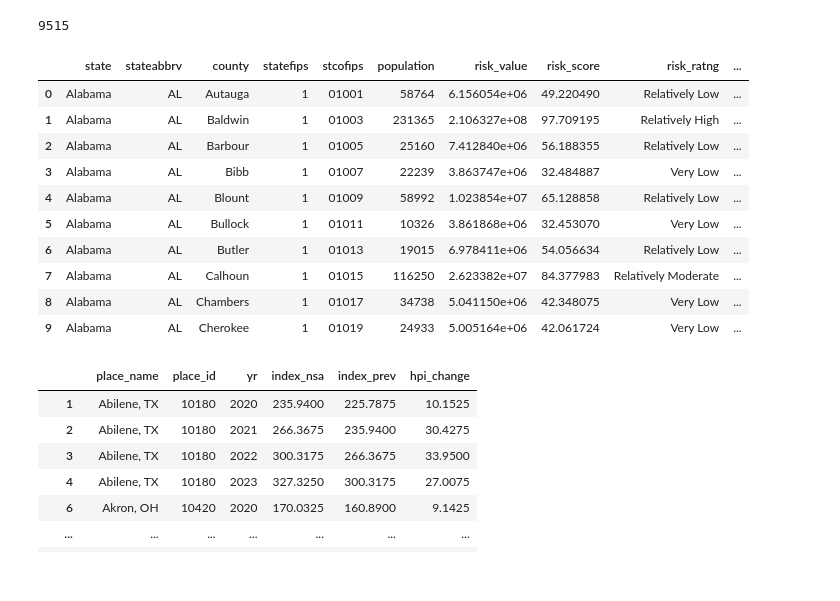
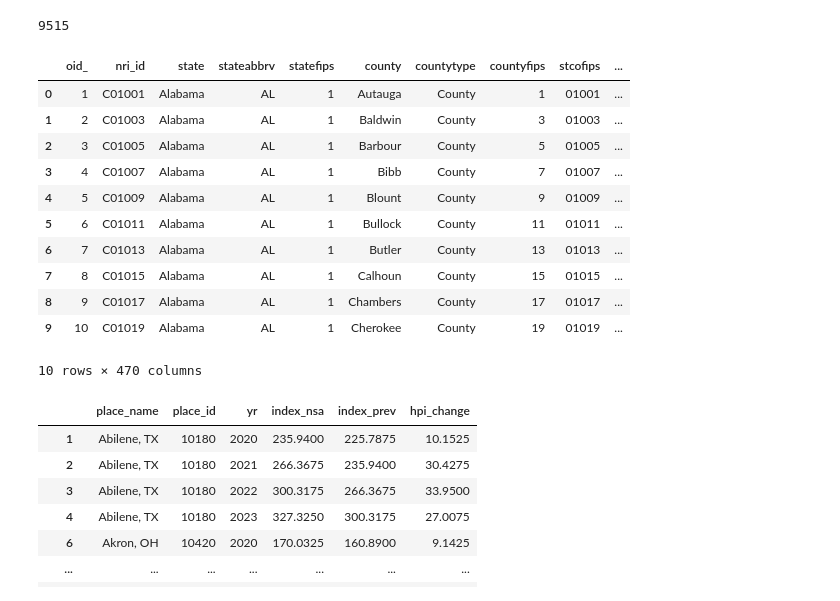
Before and after one commit to Ramil-cyber/Capstone_Citizensbank_climate-risk_insurance-exposure_monitoring, a Jupyter notebook: 03_code/data_exploration/nri_county_hpi_join.ipynb, the cells around one changed output. Saved outputs shown, nothing was run; the diff lists cells and outputs as text; code cells hidden in the pictures.

```diff
--- a/03_code/data_exploration/nri_county_hpi_join.ipynb
+++ b/03_code/data_exploration/nri_county_hpi_join.ipynb
@@ -8,50 +8,53 @@ import statsmodels.formula.api as smf
 # %%
 nri_2023 = pd.read_csv("../../01_original_data/NRI/2023/NRI_Table_Counties.csv")
 nri_2021 = pd.read_csv("../../01_original_data/NRI/2021/NRI_Table_Counties.csv")
 nri_2020 = pd.read_csv("../../01_original_data/NRI/2020/NRI_Table_Counties.csv")
 
 nri = pd.concat([nri_2023, nri_2021, nri_2020], ignore_index=True)
 nri.columns = [re.sub(r"\s+", "_", c.strip().lower()) for c in nri.columns]
 nri["stcofips"] = nri["statefips"].astype(str).str.zfill(2) + nri["countyfips"].astype(
     str
 ).str.zfill(3)
-nri = nri[
-    [
-        "state",
-        "stateabbrv",
-        "county",
-        "statefips",
-        "stcofips",
-        "population",
-        "risk_value",
-        "risk_score",
-        "risk_ratng",
-        "nri_ver",
-    ]
-]
+
+# Comment for full NRI
+# nri = nri[
+#     [
+#         "state",
+#         "stateabbrv",
+#         "county",
+#         "statefips",
+#         "stcofips",
+#         "population",
+#         "risk_value",
+#         "risk_score",
+#         "risk_ratng",
+#         "nri_ver",
+#     ]
+# ]
 
 nri["nri_ver"] = (
     nri["nri_ver"]
     .map({"October 2020": 2020, "November 2021": 2021, "March 2023": 2023})
     .astype(int)
 )
 
 # nri.info()
 print(len(nri))
 nri.head(10)
 # %% [output]
 9515
-|  | state | stateabbrv | county | statefips | stcofips | population | risk_value | risk_score | risk_ratng | ... |
-| 0 | Alabama | AL | Autauga | 1 | 01001 | 58764 | 6.156054e+06 | 49.220490 | Relatively Low | ... |
-| 1 | Alabama | AL | Baldwin | 1 | 01003 | 231365 | 2.106327e+08 | 97.709195 | Relatively High | ... |
-| 2 | Alabama | AL | Barbour | 1 | 01005 | 25160 | 7.412840e+06 | 56.188355 | Relatively Low | ... |
-| 3 | Alabama | AL | Bibb | 1 | 01007 | 22239 | 3.863747e+06 | 32.484887 | Very Low | ... |
-| 4 | Alabama | AL | Blount | 1 | 01009 | 58992 | 1.023854e+07 | 65.128858 | Relatively Low | ... |
-| 5 | Alabama | AL | Bullock | 1 | 01011 | 10326 | 3.861868e+06 | 32.453070 | Very Low | ... |
-| 6 | Alabama | AL | Butler | 1 | 01013 | 19015 | 6.978411e+06 | 54.056634 | Relatively Low | ... |
-| 7 | Alabama | AL | Calhoun | 1 | 01015 | 116250 | 2.623382e+07 | 84.377983 | Relatively Moderate | ... |
-| 8 | Alabama | AL | Chambers | 1 | 01017 | 34738 | 5.041150e+06 | 42.348075 | Very Low | ... |
-| 9 | Alabama | AL | Cherokee | 1 | 01019 | 24933 | 5.005164e+06 | 42.061724 | Very Low | ... |
+|  | oid_ | nri_id | state | stateabbrv | statefips | county | countytype | countyfips | stcofips | ... |
+| 0 | 1 | C01001 | Alabama | AL | 1 | Autauga | County | 1 | 01001 | ... |
+| 1 | 2 | C01003 | Alabama | AL | 1 | Baldwin | County | 3 | 01003 | ... |
+| 2 | 3 | C01005 | Alabama | AL | 1 | Barbour | County | 5 | 01005 | ... |
+| 3 | 4 | C01007 | Alabama | AL | 1 | Bibb | County | 7 | 01007 | ... |
+| 4 | 5 | C01009 | Alabama | AL | 1 | Blount | County | 9 | 01009 | ... |
+| 5 | 6 | C01011 | Alabama | AL | 1 | Bullock | County | 11 | 01011 | ... |
+| 6 | 7 | C01013 | Alabama | AL | 1 | Butler | County | 13 | 01013 | ... |
+| 7 | 8 | C01015 | Alabama | AL | 1 | Calhoun | County | 15 | 01015 | ... |
+| 8 | 9 | C01017 | Alabama | AL | 1 | Chambers | County | 17 | 01017 | ... |
+| 9 | 10 | C01019 | Alabama | AL | 1 | Cherokee | County | 19 | 01019 | ... |
+10 rows × 470 columns
 # %%
 hpi = pd.read_csv(
     "../../01_original_data/federal_housing_finance_agency/hpi_master.csv"
```
Also changed, not shown: parts of 4 cells of this notebook, 1 other file.
